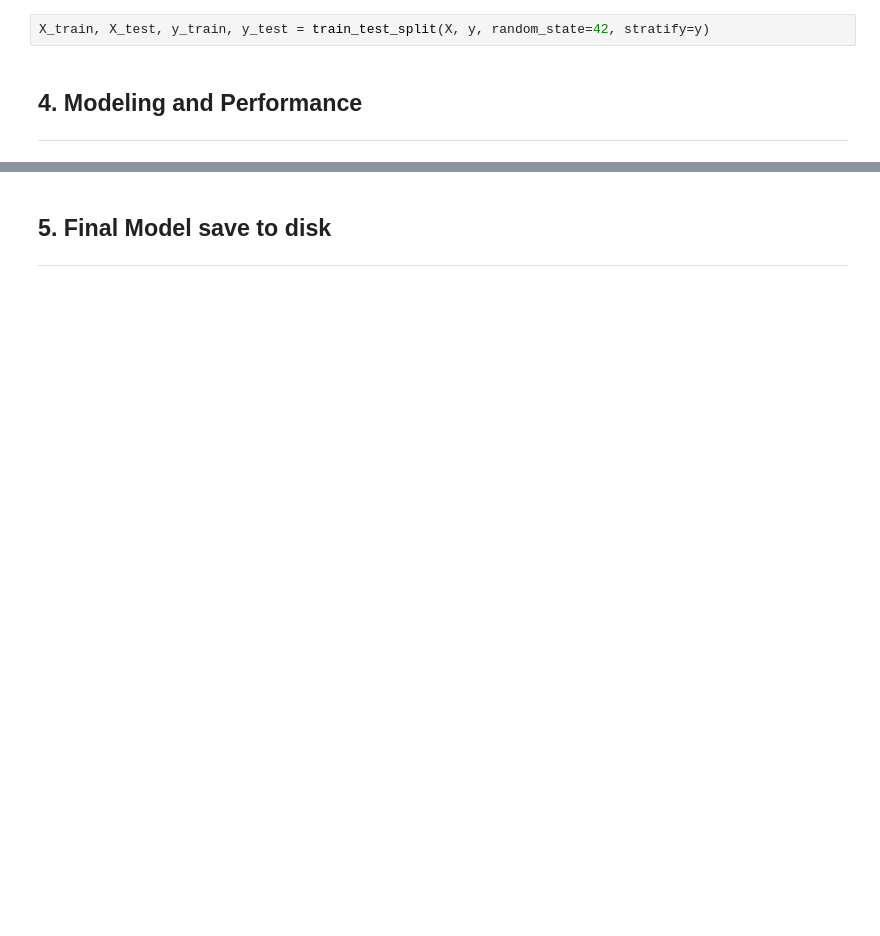
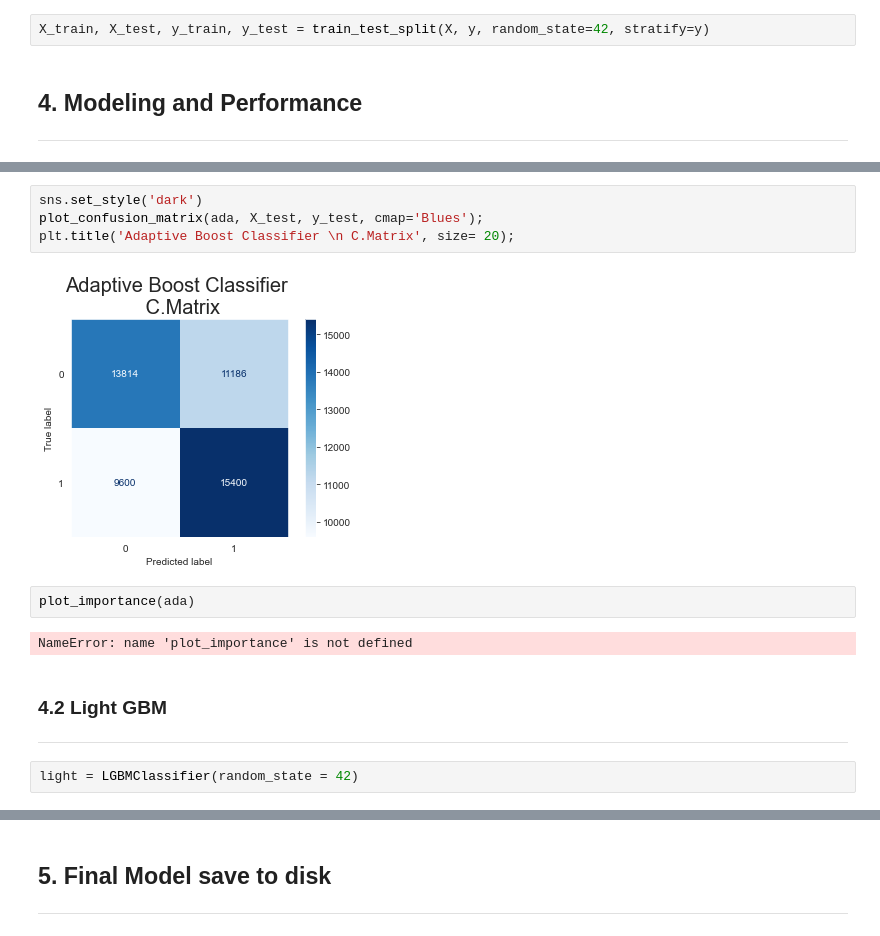
Before and after one commit to nvbergen/predicting_air_delays, a Jupyter notebook: Code/03_model.ipynb, the cells around one changed output, grey strips where cells are left out. Drawn from its saved outputs; the diff is of its cells as text; blank space fills up the shorter version.

```diff
--- a/Code/03_model.ipynb
+++ b/Code/03_model.ipynb
@@ -470,0 +429,15 @@ dtype: int64
+# %%
+sns.set_style('dark')
+plot_confusion_matrix(ada, X_test, y_test, cmap='Blues');
+plt.title('Adaptive Boost Classifier \n C.Matrix', size= 20);
+# %% [output]
+[figure, added]
+# %%
+plot_importance(ada)
+# %% [output]
+NameError: name 'plot_importance' is not defined
+# %% [markdown]
+### 4.2 Light GBM
+----
+# %%
+light = LGBMClassifier(random_state = 42)
```
Also changed, not shown: parts of 74 cells of this notebook.
